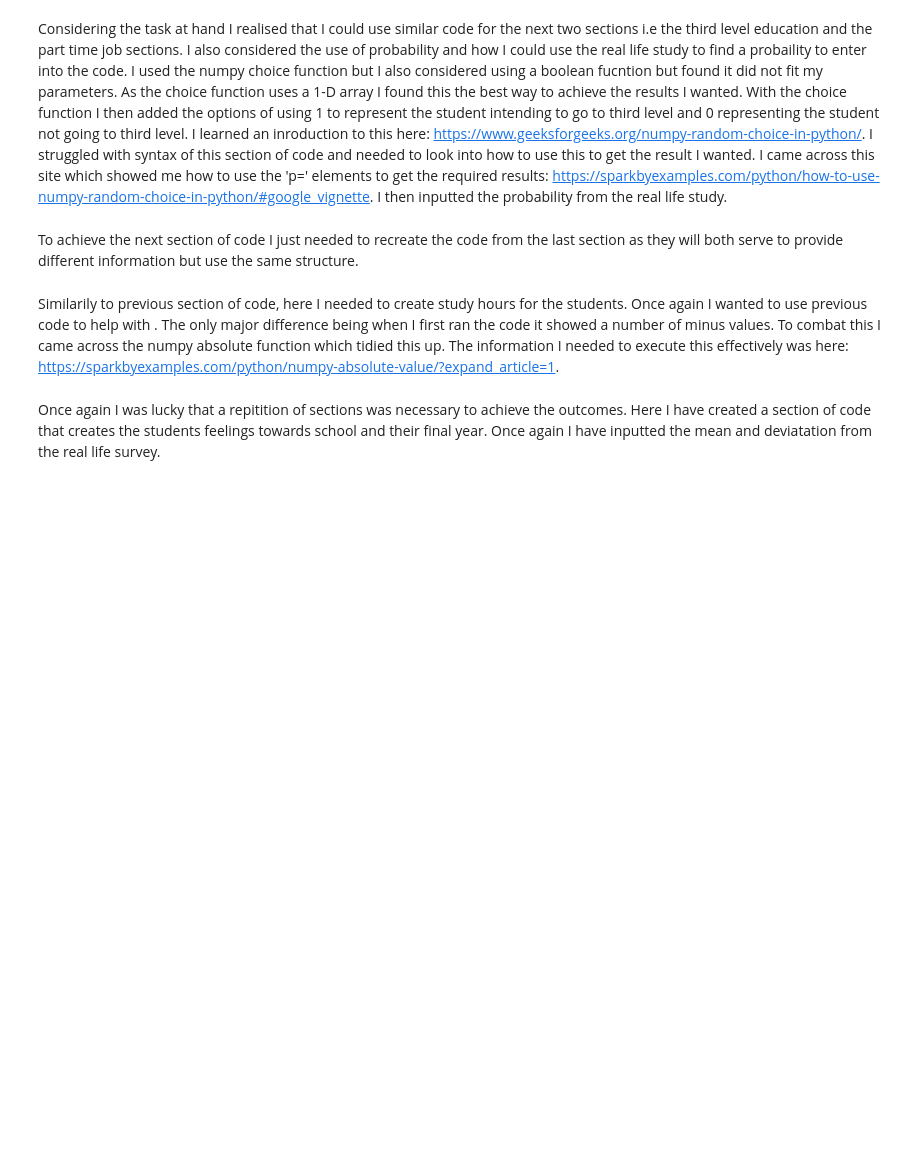
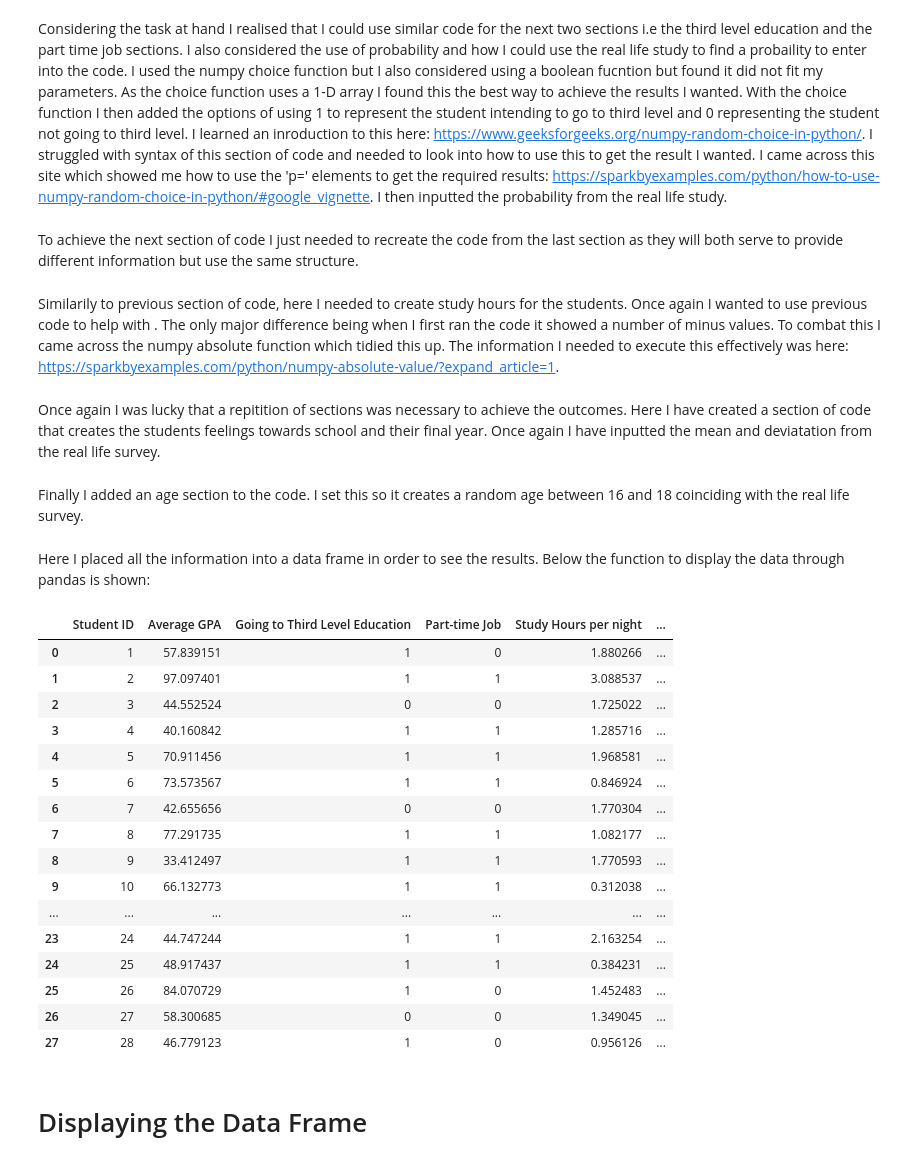
Before and after one commit to darachg22/ProjectOne, a Jupyter notebook: DarachGorham.ProjectOne.ipynb, the cells around one changed output. Saved outputs shown, nothing was run; the diff lists cells and outputs as text; code cells hidden in the pictures; blank space fills up the shorter version.

```diff
--- a/DarachGorham.ProjectOne.ipynb
+++ b/DarachGorham.ProjectOne.ipynb
@@ -86,7 +86,7 @@ Here I considered the best way to create the list of student data. I considered
 # %%
 average_grade_mean = 58
 average_grade_dev = 15
-average_gpa = np.random.normal(average_grade_mean, average_grade_dev, number_of_students)
+average_grade = np.random.normal(average_grade_mean, average_grade_dev, number_of_students)
 # %% [markdown]
 Here I needed to create code that fabricates different average grades for the simulation. Once again I had consdiered different ways to but the numpy random function was of great use here, and throughout this project. Once ran I noticed that the grades were too random at first so I began looking at creating an overall average and standard deviation to better simulate real life grades. My thinking was the real life results varied altough not by the amounts the simulated data did. I added these sections to counteract this. Once agin I recived this information from the numpy manual: https://numpy.org/doc/stable/reference/random/generated/numpy.random.normal.html, https://numpy.org/doc/stable/reference/random/index.html#quick-start.
 # %%
@@ -111,3 +111,44 @@ School_view_std = 2
 overall_view_school = np.abs(np.random.normal(School_view_mean, School_view_std, number_of_students))
 # %% [markdown]
 Once again I was lucky that a repitition of sections was necessary to achieve the outcomes. Here I have created a section of code that creates the students feelings towards school and their final year. Once again I have inputted the mean and deviatation from the real life survey.
+# %%
+ages = np.random.randint(16, 20, number_of_students)
+# %% [markdown]
+Finally I added an age section to the code. I set this so it creates a random age between 16 and 18 coinciding with the real life survey.
+# %%
+
+data = {
+    'Student ID': student_numbers,
+    'Average GPA': average_grade,
+    'Going to Third Level Education': going_to_third_level,
+    'Part-time Job': part_time_job,
+    'Study Hours per night': study_hours,
+    'Overall View of School': overall_view_school,
+    'Age': ages
+}
+# %% [markdown]
+Here I placed all the information into a data frame in order to see the results. Below the function to display the data through pandas is shown:
+# %%
+df = pd.DataFrame(data)
+
+df
+# %% [output]
+|  | Student ID | Average GPA | Going to Third Level Education | Part-time Job | Study Hours per night | ... |
+| 0 | 1 | 57.839151 | 1 | 0 | 1.880266 | ... |
+| 1 | 2 | 97.097401 | 1 | 1 | 3.088537 | ... |
+| 2 | 3 | 44.552524 | 0 | 0 | 1.725022 | ... |
+| 3 | 4 | 40.160842 | 1 | 1 | 1.285716 | ... |
+| 4 | 5 | 70.911456 | 1 | 1 | 1.968581 | ... |
+| 5 | 6 | 73.573567 | 1 | 1 | 0.846924 | ... |
+| 6 | 7 | 42.655656 | 0 | 0 | 1.770304 | ... |
+| 7 | 8 | 77.291735 | 1 | 1 | 1.082177 | ... |
+| 8 | 9 | 33.412497 | 1 | 1 | 1.770593 | ... |
+| 9 | 10 | 66.132773 | 1 | 1 | 0.312038 | ... |
+| ... | ... | ... | ... | ... | ... | ... |
+| 23 | 24 | 44.747244 | 1 | 1 | 2.163254 | ... |
+| 24 | 25 | 48.917437 | 1 | 1 | 0.384231 | ... |
+| 25 | 26 | 84.070729 | 1 | 0 | 1.452483 | ... |
+| 26 | 27 | 58.300685 | 0 | 0 | 1.349045 | ... |
+| 27 | 28 | 46.779123 | 1 | 0 | 0.956126 | ... |
+# %% [markdown]
+# Displaying the Data Frame
```
